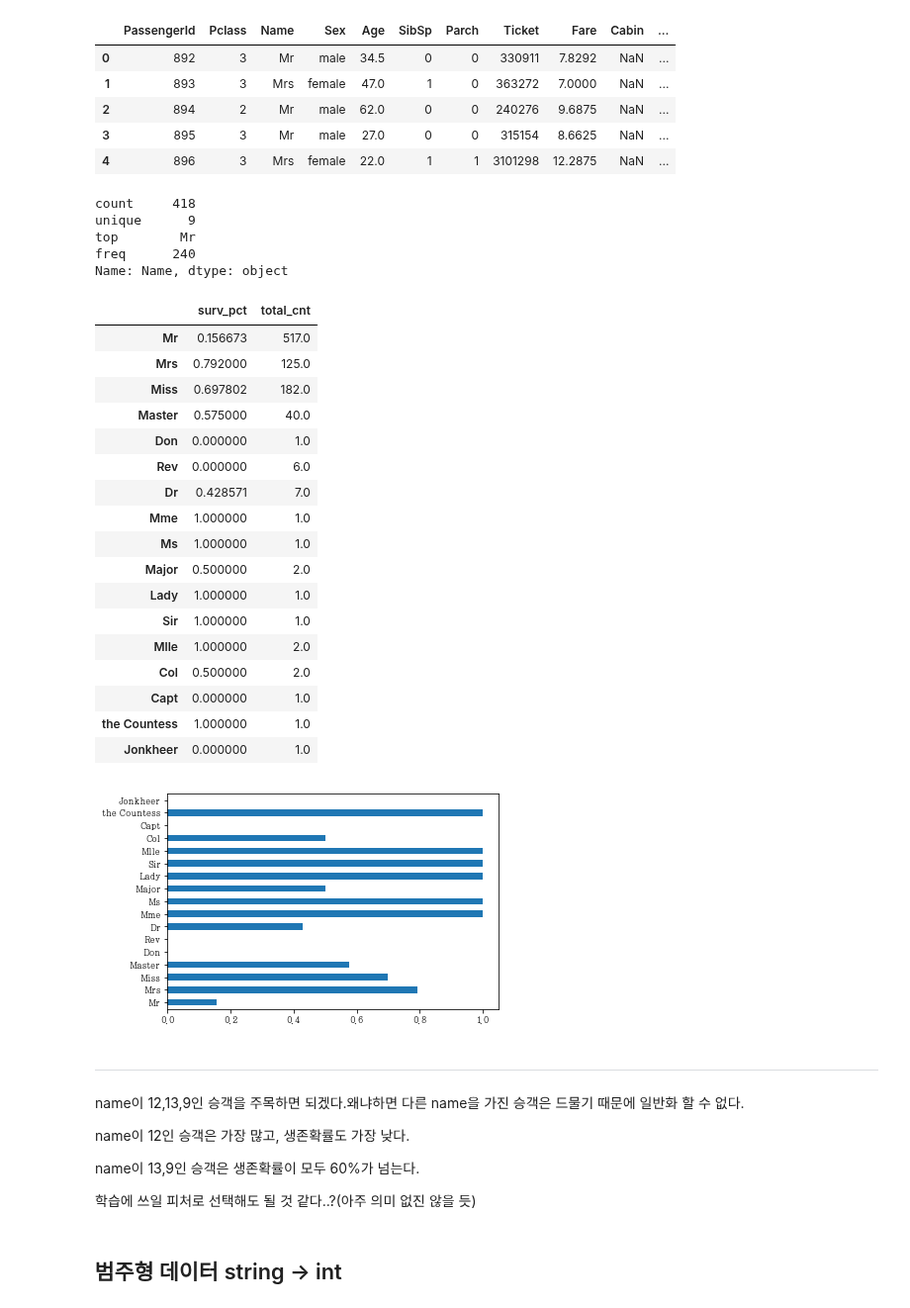
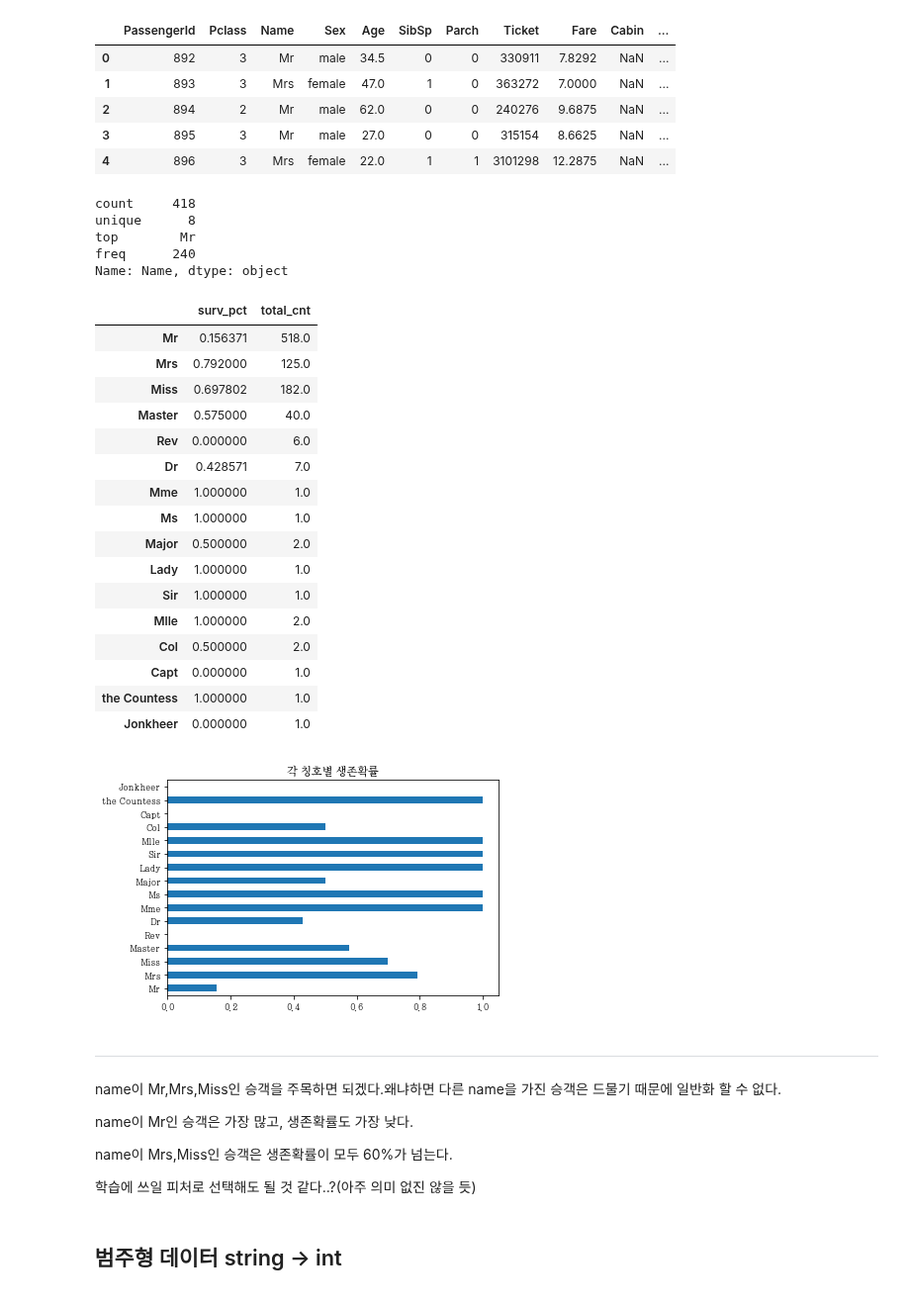
Before and after one commit to Abdumaleek/Kaggle-Titanic, a Jupyter notebook: New Titanic2.ipynb, the cells around one changed output. Shown at 99% size. Drawn from its saved outputs; the diff is of its cells as text; code cells hidden in the pictures.

```diff
--- a/New Titanic2.ipynb
+++ b/New Titanic2.ipynb
@@ -123,3 +123,6 @@ Don은 Mr와 같다는데 같이 분류해야하나...?
+# %%
+train.loc[train.Name =='Don','Name'] = 'Mr'
+test.loc[test.Name =='Dona','Name']='Mrs'
 # %%
 train.head()
 # %% [output]
@@ -150,7 +153,7 @@ test.head()
 test.Name.describe()
 # %% [output]
 count     418
-unique      9
+unique      8
 top        Mr
 freq      240
 Name: Name, dtype: object
@@ -169,11 +172,10 @@ name_surv_df = pd.DataFrame([name_surv_pct.values(),name_cnt.values()],columns =
 name_surv_df
 # %% [output]
 |  | surv_pct | total_cnt |
-| Mr | 0.156673 | 517.0 |
+| Mr | 0.156371 | 518.0 |
 | Mrs | 0.792000 | 125.0 |
 | Miss | 0.697802 | 182.0 |
 | Master | 0.575000 | 40.0 |
-| Don | 0.000000 | 1.0 |
 | Rev | 0.000000 | 6.0 |
 | Dr | 0.428571 | 7.0 |
 | Mme | 1.000000 | 1.0 |
@@ -189,16 +191,17 @@ name_surv_df
 # %%
 
 name_surv_df['surv_pct'].plot.barh()
+plt.title('각 칭호별 생존확률')
 plt.show()
 # %% [output]
-[figure, old version]
+[figure, new version]
 # %% [markdown]
 ----------------
-name이 12,13,9인 승객을 주목하면 되겠다.왜냐하면 다른 name을 가진 승객은 드물기 때문에 일반화 할 수 없다.
+name이 Mr,Mrs,Miss인 승객을 주목하면 되겠다.왜냐하면 다른 name을 가진 승객은 드물기 때문에 일반화 할 수 없다.
 
-name이 12인 승객은 가장 많고, 생존확률도 가장 낮다.
+name이 Mr인 승객은 가장 많고, 생존확률도 가장 낮다.
 
-name이 13,9인 승객은 생존확률이 모두 60%가 넘는다.
+name이 Mrs,Miss인 승객은 생존확률이 모두 60%가 넘는다.
 
 학습에 쓰일 피처로 선택해도 될 것 같다..?(아주 의미 없진 않을 듯)
 # %% [markdown]
```
Also changed, not shown: parts of 21 cells of this notebook.
